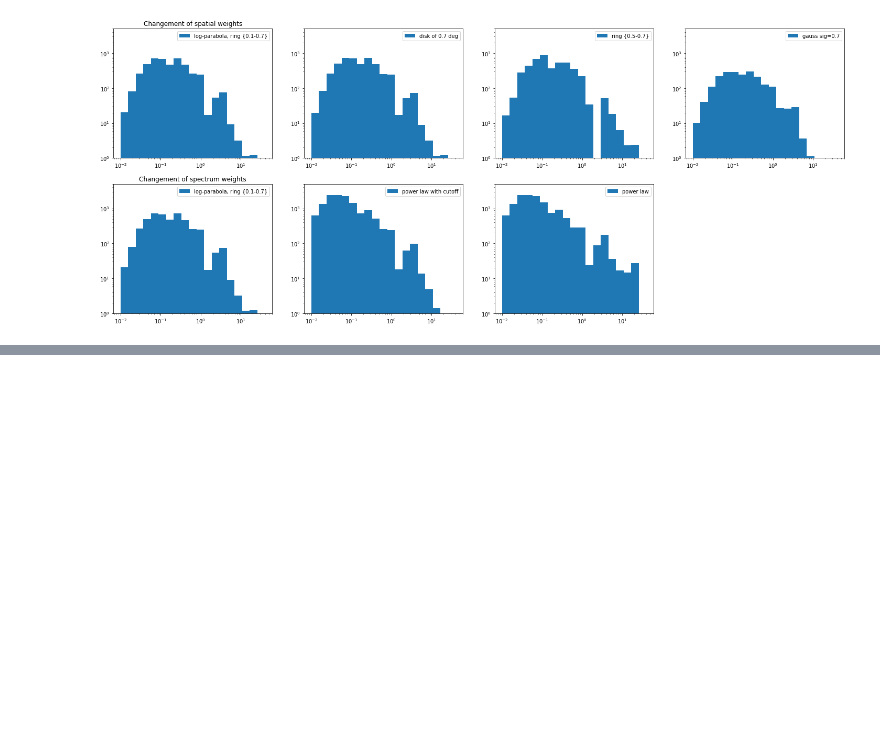
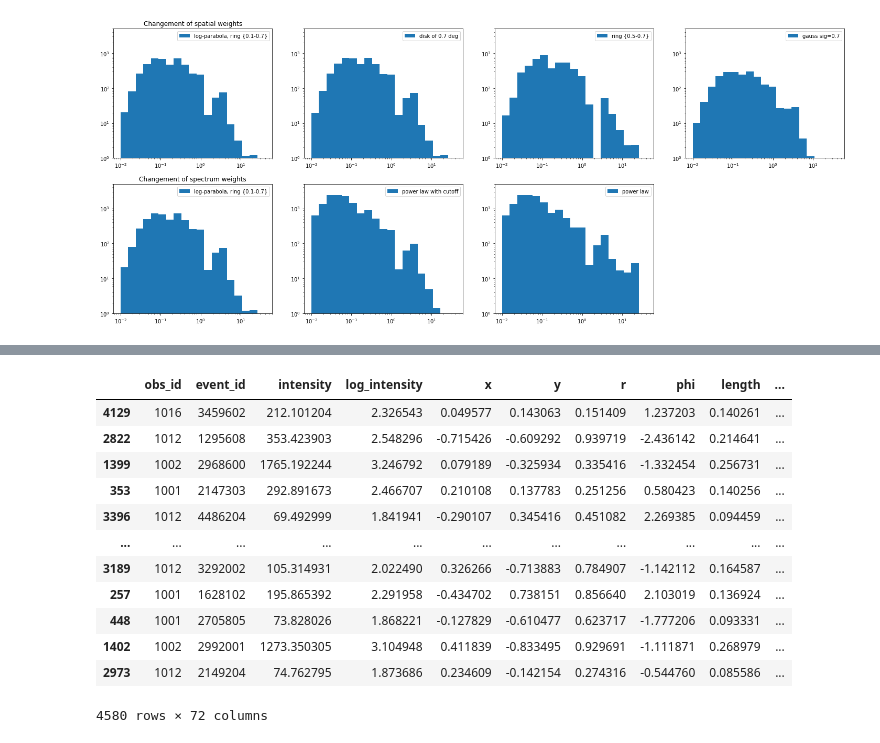
Before and after one commit to cta-observatory/srcsim, a Jupyter notebook: Plot.ipynb, the cells around one changed output, grey strips where cells are left out. Saved outputs shown, nothing was run; the diff lists cells and outputs as text; code cells hidden in the pictures; blank space fills up the shorter version.

```diff
--- a/Plot.ipynb
+++ b/Plot.ipynb
@@ -277,0 +280,19 @@ plt.legend();
+# %%
+filename = './simulation.h5'
+new = pd.read_hdf(filename, key='dl2/event/telescope/parameters/LST_LSTCam')
+# %%
+new
+# %% [output]
+|  | obs_id | event_id | intensity | log_intensity | x | y | r | phi | length | ... |
+| 4129 | 1016 | 3459602 | 212.101204 | 2.326543 | 0.049577 | 0.143063 | 0.151409 | 1.237203 | 0.140261 | ... |
+| 2822 | 1012 | 1295608 | 353.423903 | 2.548296 | -0.715426 | -0.609292 | 0.939719 | -2.436142 | 0.214641 | ... |
+| 1399 | 1002 | 2968600 | 1765.192244 | 3.246792 | 0.079189 | -0.325934 | 0.335416 | -1.332454 | 0.256731 | ... |
+| 353 | 1001 | 2147303 | 292.891673 | 2.466707 | 0.210108 | 0.137783 | 0.251256 | 0.580423 | 0.140256 | ... |
+| 3396 | 1012 | 4486204 | 69.492999 | 1.841941 | -0.290107 | 0.345416 | 0.451082 | 2.269385 | 0.094459 | ... |
+| ... | ... | ... | ... | ... | ... | ... | ... | ... | ... | ... |
+| 3189 | 1012 | 3292002 | 105.314931 | 2.022490 | 0.326266 | -0.713883 | 0.784907 | -1.142112 | 0.164587 | ... |
+| 257 | 1001 | 1628102 | 195.865392 | 2.291958 | -0.434702 | 0.738151 | 0.856640 | 2.103019 | 0.136924 | ... |
+| 448 | 1001 | 2705805 | 73.828026 | 1.868221 | -0.127829 | -0.610477 | 0.623717 | -1.777206 | 0.093331 | ... |
+| 1402 | 1002 | 2992001 | 1273.350305 | 3.104948 | 0.411839 | -0.833495 | 0.929691 | -1.111871 | 0.268979 | ... |
+| 2973 | 1012 | 2149204 | 74.762795 | 1.873686 | 0.234609 | -0.142154 | 0.274316 | -0.544760 | 0.085586 | ... |
+4580 rows × 72 columns
```
Also changed, not shown: parts of 5 cells of this notebook, 3 other files.
